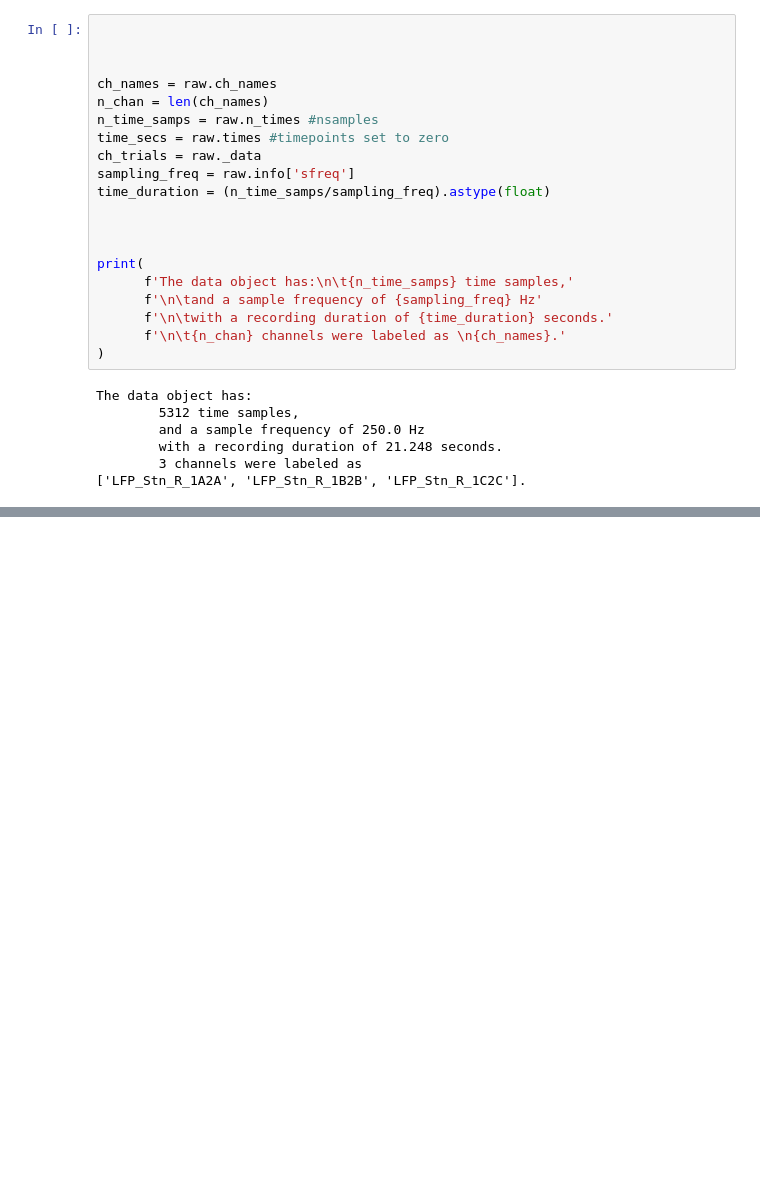
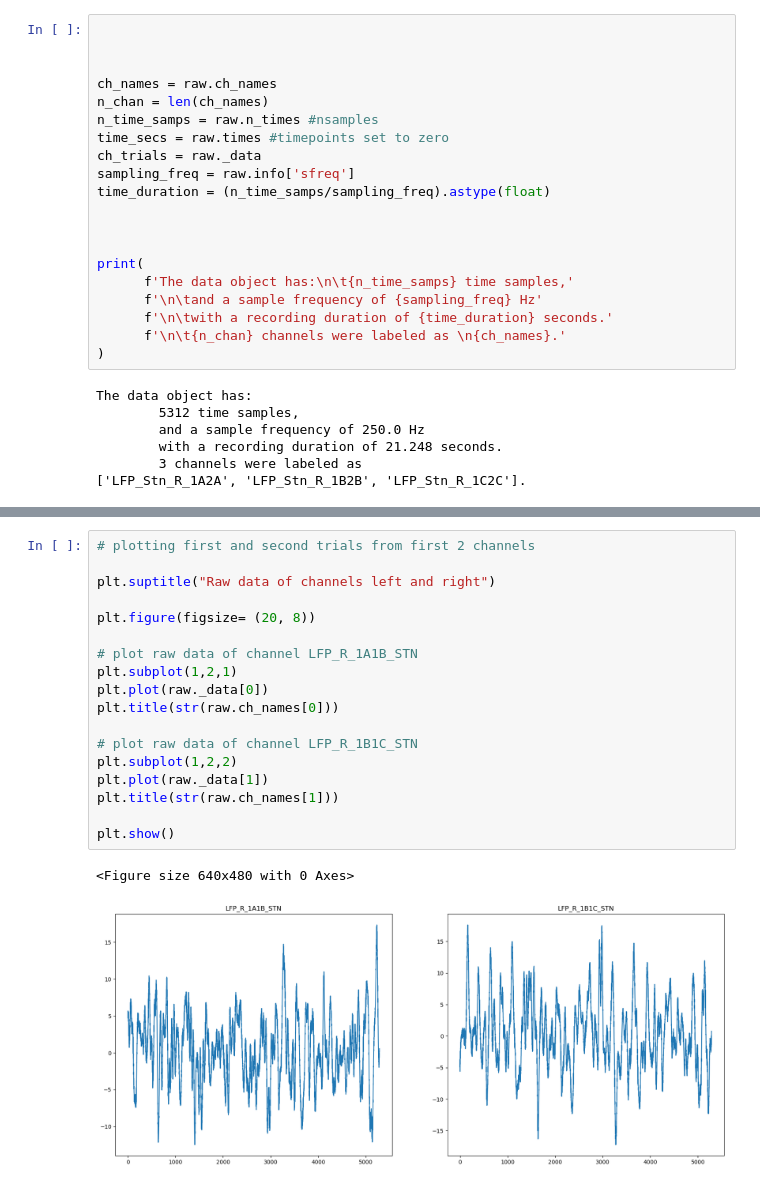
Before and after one commit to jgvhabets/PyPerceive, a Jupyter notebook: code/notebooks/percept_tf_analysis.ipynb, the cells around one changed output, grey strips where cells are left out. Saved outputs shown, nothing was run; the diff lists cells and outputs as text; blank space fills up the shorter version.

```diff
--- a/code/notebooks/percept_tf_analysis.ipynb
+++ b/code/notebooks/percept_tf_analysis.ipynb
@@ -263,0 +431,21 @@ The data object has:
+# %%
+# plotting first and second trials from first 2 channels
+
+plt.suptitle("Raw data of channels left and right")
+
+plt.figure(figsize= (20, 8))
+
+# plot raw data of channel LFP_R_1A1B_STN
+plt.subplot(1,2,1)
+plt.plot(raw._data[0])
+plt.title(str(raw.ch_names[0]))
+
+# plot raw data of channel LFP_R_1B1C_STN
+plt.subplot(1,2,2)
+plt.plot(raw._data[1])
+plt.title(str(raw.ch_names[1]))
+
+plt.show()
+# %% [output]
+<Figure size 640x480 with 0 Axes>
+[figure, added]
```
Also changed, not shown: parts of 39 cells of this notebook.
